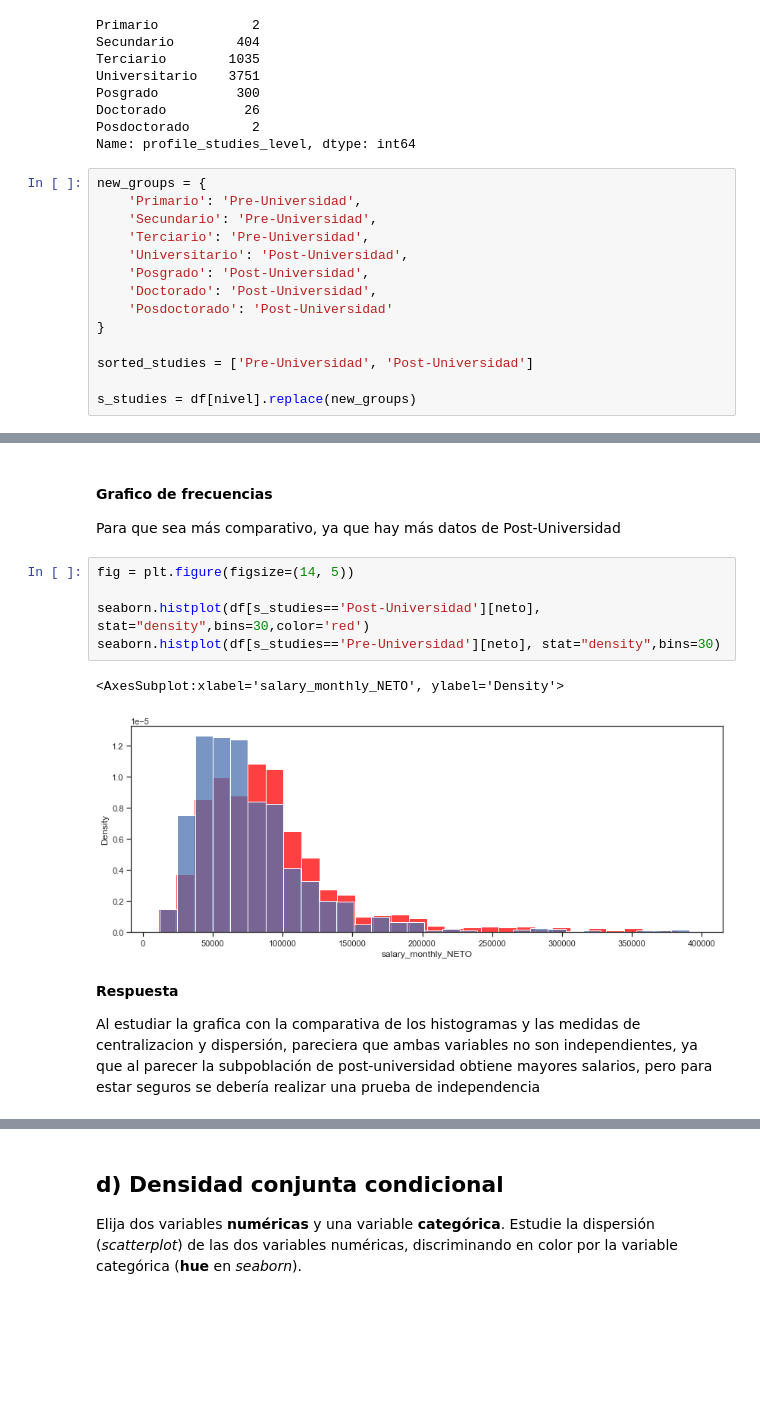
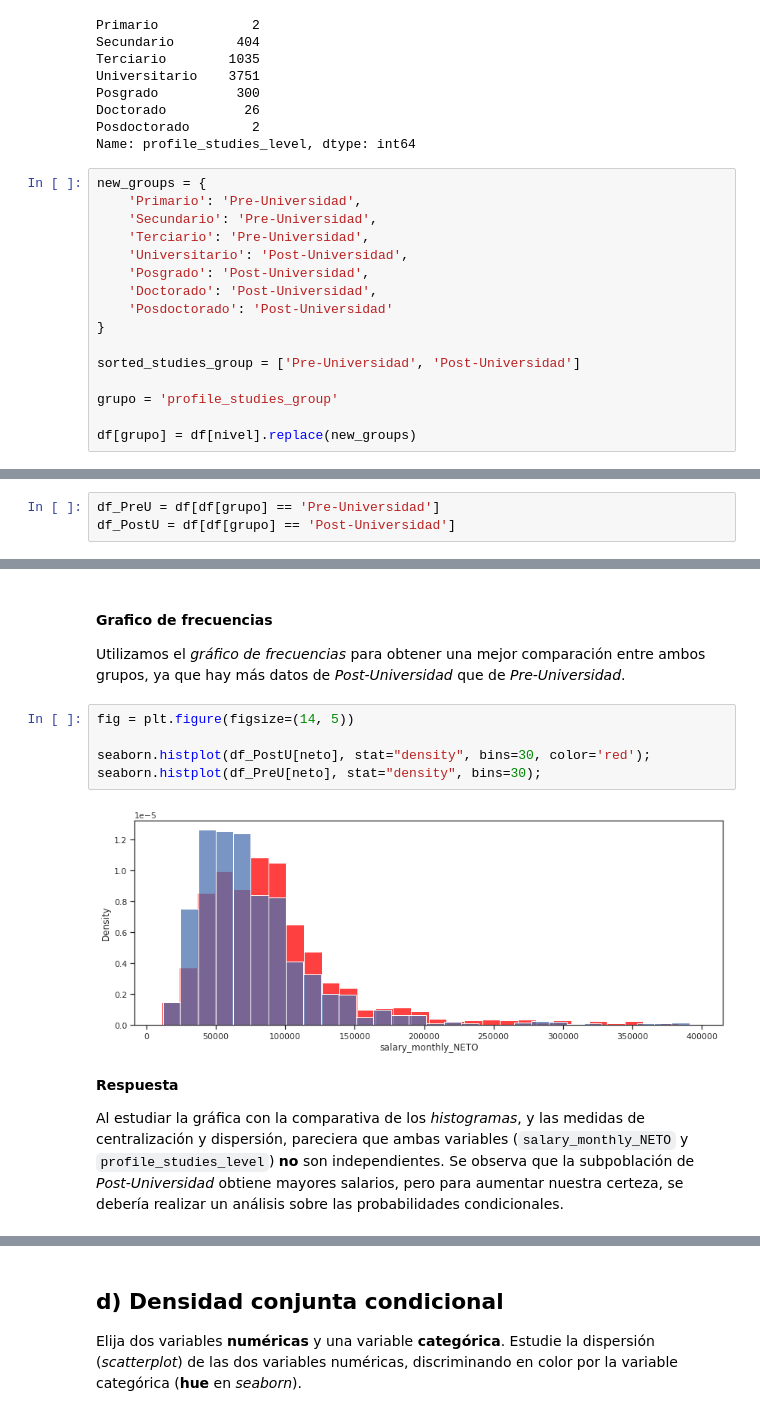
Before and after one commit to mgobbi289/DiploDatos, a Jupyter notebook: AnalisisyVisualizacion/Entregable_1_Ejercicio_2.ipynb, the cells around one changed output, grey strips where cells are left out. Saved outputs shown, nothing was run; the diff lists cells and outputs as text; blank space fills up the shorter version.

```diff
--- a/AnalisisyVisualizacion/Entregable_1_Ejercicio_2.ipynb
+++ b/AnalisisyVisualizacion/Entregable_1_Ejercicio_2.ipynb
@@ -367,8 +365,10 @@ new_groups = {
     'Posdoctorado': 'Post-Universidad'
 }
 
-sorted_studies = ['Pre-Universidad', 'Post-Universidad']
+sorted_studies_group = ['Pre-Universidad', 'Post-Universidad']
 
-s_studies = df[nivel].replace(new_groups)
+grupo = 'profile_studies_group'
+
+df[grupo] = df[nivel].replace(new_groups)
 # %%
 fig = plt.figure(figsize=(10, 8))
@@ -406,0 +383,3 @@ Name: salary_monthly_NETO, dtype: float64
+# %%
+df_PreU = df[df[grupo] == 'Pre-Universidad']
+df_PostU = df[df[grupo] == 'Post-Universidad']
@@ -407,15 +410,16 @@ Name: salary_monthly_NETO, dtype: float64
 # %% [markdown]
 #### Grafico de frecuencias
-Para que sea más comparativo, ya que hay más datos de Post-Universidad
+
+Utilizamos el *gráfico de frecuencias* para obtener una mejor comparación entre ambos grupos, ya que hay más datos de *Post-Universidad* que de *Pre-Universidad*.
 # %%
 fig = plt.figure(figsize=(14, 5))
 
-seaborn.histplot(df[s_studies=='Post-Universidad'][neto], stat="density",bins=30,color='red')
-seaborn.histplot(df[s_studies=='Pre-Universidad'][neto], stat="density",bins=30)
+seaborn.histplot(df_PostU[neto], stat="density", bins=30, color='red');
+seaborn.histplot(df_PreU[neto], stat="density", bins=30);
 # %% [output]
-<AxesSubplot:xlabel='salary_monthly_NETO', ylabel='Density'>
-[figure, old version]
+[figure, new version]
 # %% [markdown]
 **Respuesta**
 
-Al estudiar la grafica con la comparativa de los histogramas y las medidas de centralizacion y dispersión, pareciera que ambas variables no son independientes, ya que al parecer la subpoblación de post-universidad obtiene mayores salarios, pero para estar seguros se debería realizar una prueba de independencia
+Al estudiar la gráfica con la comparativa de los *histogramas*, y las medidas de centralización y dispersión, pareciera que ambas variables (`salary_monthly_NETO` y `profile_studies_level`) **no** son independientes.
+Se observa que la subpoblación de *Post-Universidad* obtiene mayores salarios, pero para aumentar nuestra certeza, se debería realizar un análisis sobre las probabilidades condicionales.
```
Also changed, not shown: parts of 16 cells of this notebook.
